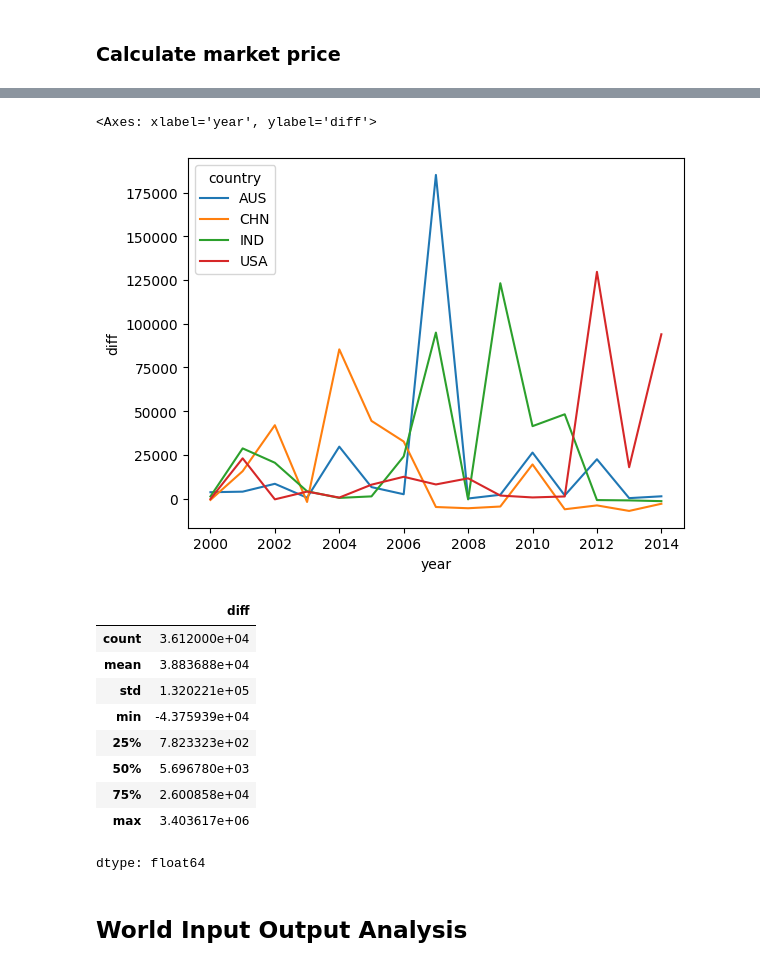
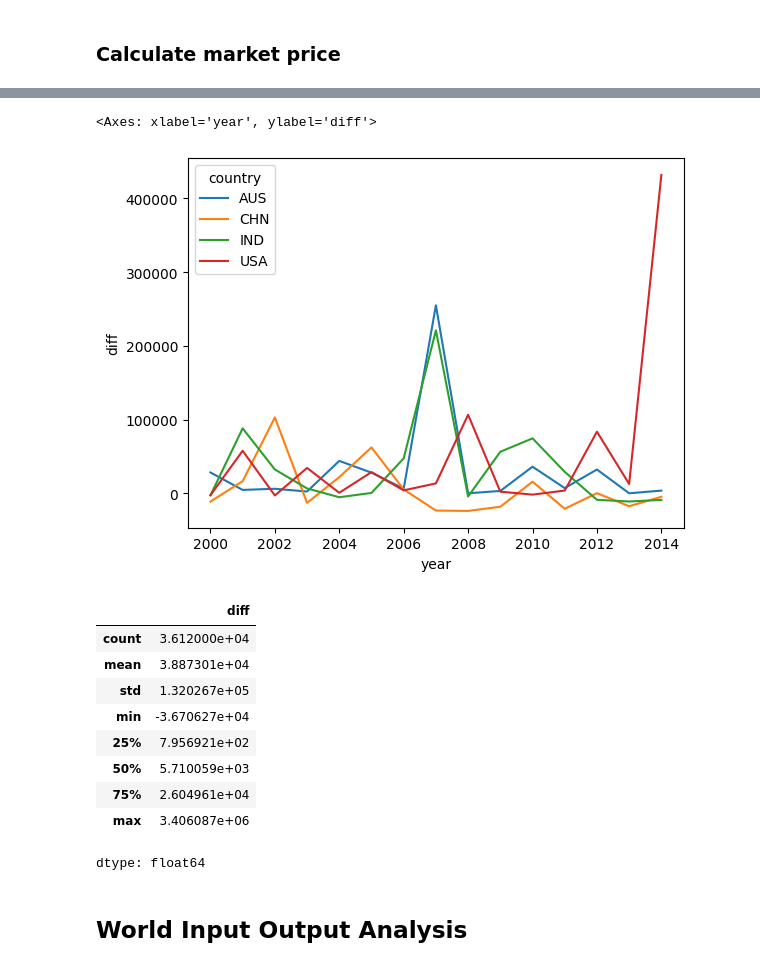
Before and after one commit to kavyajeetbora/ETL_wages, a Jupyter notebook: WIOD.ipynb, the cells around one changed output, grey strips where cells are left out. Drawn from its saved outputs; the diff is of its cells as text; code cells hidden in the pictures.

Commit message:
Add - china H_EMPE values

```diff
--- a/WIOD.ipynb
+++ b/WIOD.ipynb
@@ -68,6 +68,10 @@ exchange.head(3)
 | 2 | BEL | 2000 | 0.923600 |
 # %%
 SEA = pd.melt(sea, id_vars=['country','variable','code'], value_vars= year_range, var_name='year')
+
+## Add employee hours for china which NA -> H_EMPE_CHN = EMP*2315.5
+SEA.loc[((SEA['country']=='CHN') & (SEA['variable']=='H_EMPE')), 'value'] = SEA.loc[((SEA['country']=='CHN') & (SEA['variable']=='EMP')), 'value'].values*2315.5*3.5/10e3
+
 SEA.head(3)
 # %% [output]
 |  | country | variable | code | year | value |
@@ -410,7 +421,7 @@ Wall time: 412 ms
 # %% [markdown]
 ### Calculate homogeneous Labour
 # %%
-world_industry_values['hom_labour'] = world_industry_values['country_ind_ppp']*world_industry_values['H_EMPE']/world_industry_values['GO']
+world_industry_values['hom_labour'] = world_industry_values['country_ind_ppp'].values*world_industry_values['H_EMPE'].values/world_industry_values['GO'].values
 world_industry_values.head()
 # %% [output]
 |  | country | code | year | value | ind_ppp_ex | country_ind_ppp | H_EMPE | GO | hom_labour |
@@ -533,22 +583,22 @@ MV_data.head(5)
 # %%
 countries = ['IND','USA','AUS','CHN']
-data_filter = MV_data.loc[(MV_data['country'].isin(countries)) & (MV_data['code']=='C13-C15')].copy()
+data_filter = MV_data.loc[(MV_data['country'].isin(countries)) & (MV_data['code']=='A01')].copy()
 sns.lineplot(data=data_filter, x='year', y='diff', hue='country')
 # %% [output]
 <Axes: xlabel='year', ylabel='diff'>
-[figure, old version]
+[figure, new version]
 # %%
 MV_data['diff'].describe()
 # %% [output]
 |  | diff |
 | count | 3.612000e+04 |
-| mean | 3.883688e+04 |
-| std | 1.320221e+05 |
-| min | -4.375939e+04 |
-| 25% | 7.823323e+02 |
-| 50% | 5.696780e+03 |
-| 75% | 2.600858e+04 |
-| max | 3.403617e+06 |
+| mean | 3.887301e+04 |
+| std | 1.320267e+05 |
+| min | -3.670627e+04 |
+| 25% | 7.956921e+02 |
+| 50% | 5.710059e+03 |
+| 75% | 2.604961e+04 |
+| max | 3.406087e+06 |
 dtype: float64
 # %% [markdown]
 ## World Input Output Analysis
```
Also changed, not shown: parts of 27 cells of this notebook.
